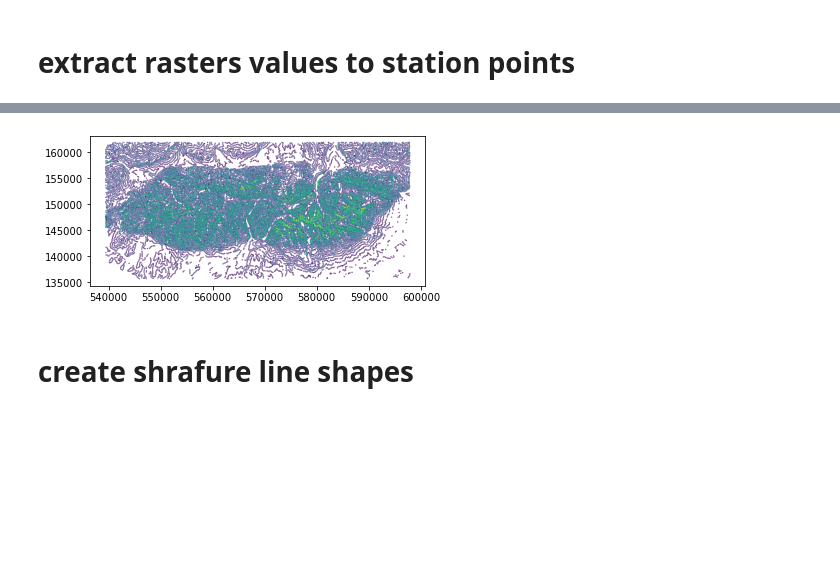
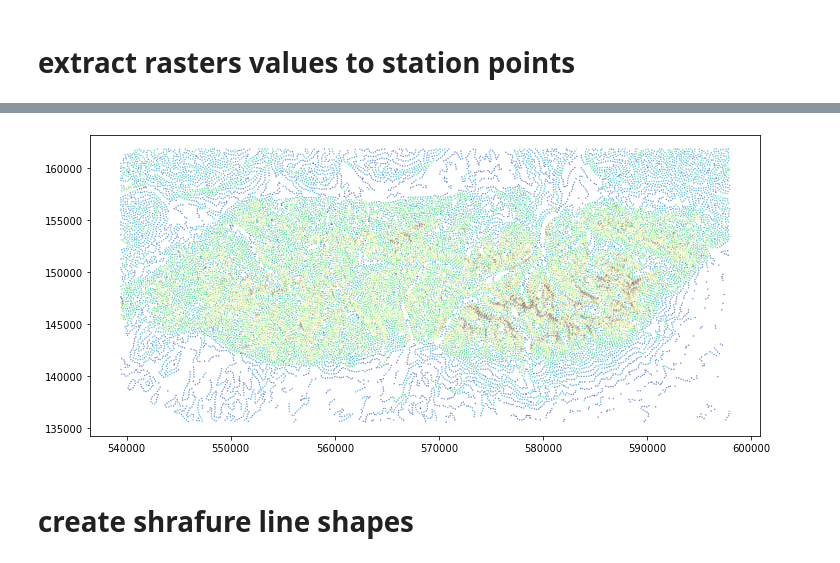
Before and after one commit to marcinszwagrzyk/Lehmanns_hachures, a Jupyter notebook: Lehmanns_Shrafure.ipynb, the cells around one changed output, grey strips where cells are left out. Drawn from its saved outputs; the diff is of its cells as text; code cells hidden in the pictures; blank space fills up the shorter version.

Commit message:
partial plots fixed

```diff
--- a/Lehmanns_Shrafure.ipynb
+++ b/Lehmanns_Shrafure.ipynb
@@ -135,6 +135,6 @@ for idx, row in station_points_merged.iterrows():
 station_points_merged = station_points_merged.dropna()
 station_points_merged = station_points_merged.loc[station_points_merged.slope > flat_areas_slope]
 station_points_merged.to_file(fr'{folder_shp}\points_slope_aspect_{conNum}_{station_meters}.shp')
-station_points_merged.plot(column='slope', markersize=0.1)
+station_points_merged.plot(column='slope', markersize=0.1, cmap = 'terrain', figsize=(12,10))
 print(datetime.datetime.now())
 # %% [output]
@@ -143,4 +143,4 @@ print(datetime.datetime.now())
-[figure, old version]
+[figure, new version]
 # %% [markdown]
 # create shrafure line shapes
 # %%
```
Also changed, not shown: parts of 3 cells of this notebook.
